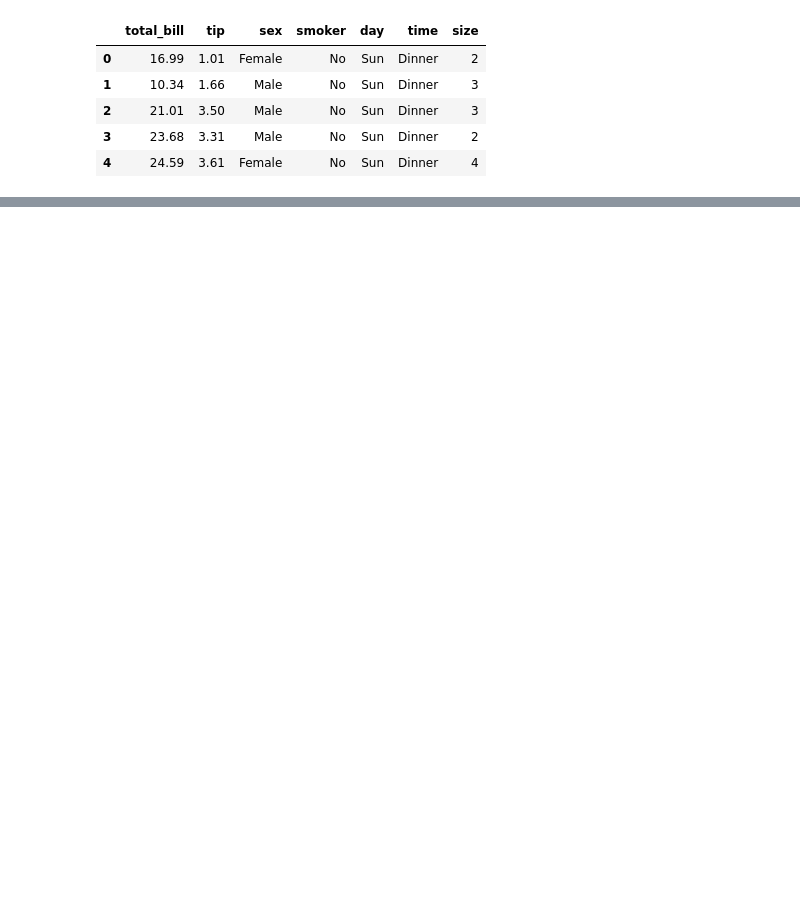
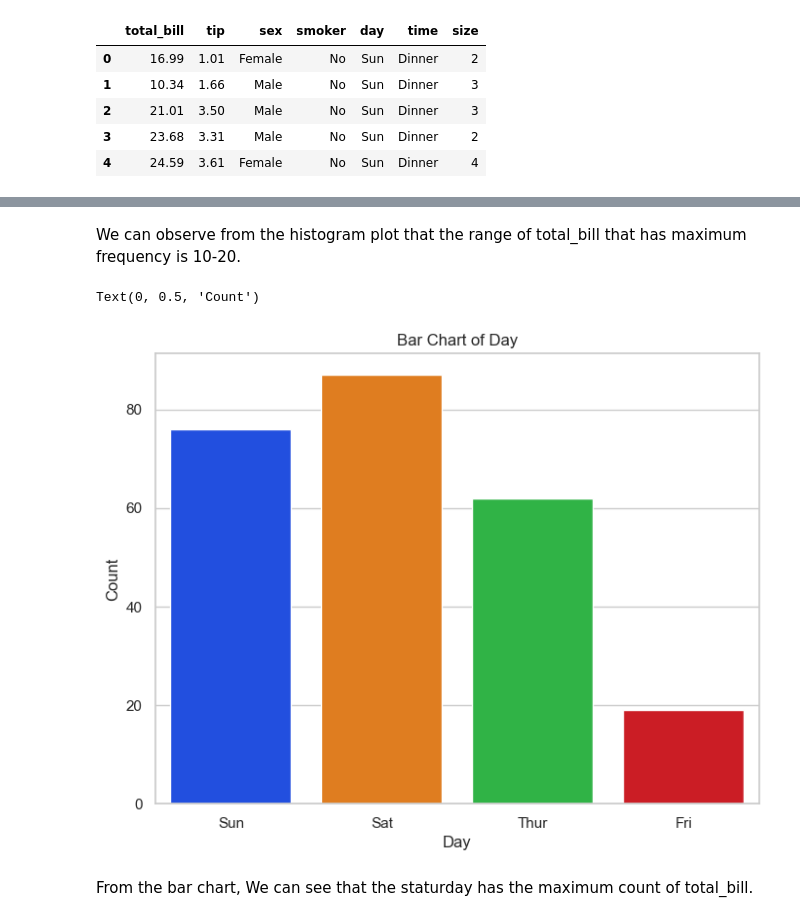
Before and after one commit to Md-Awaf/Big-Data-Analytics, a Jupyter notebook: Assignment 2/Q1a.ipynb, the cells around one changed output, grey strips where cells are left out. Saved outputs shown, nothing was run; the diff lists cells and outputs as text; code cells hidden in the pictures; blank space fills up the shorter version.

```diff
--- a/Assignment 2/Q1a.ipynb
+++ b/Assignment 2/Q1a.ipynb
@@ -15,0 +33,14 @@ data.head()
+# %% [markdown]
+We can observe from the histogram plot that the range of total_bill that has maximum frequency is 10-20.
+# %%
+# Plotting bar chart for day
+plt.figure(figsize=(8, 6))
+sns.countplot(x='day', data=data, palette='bright', hue='day', legend=False)
+plt.title('Bar Chart of Day')
+plt.xlabel('Day')
+plt.ylabel('Count')
+# %% [output]
+Text(0, 0.5, 'Count')
+[figure, added]
+# %% [markdown]
+From the bar chart, We can see that the staturday has the maximum count of total_bill.
```
Also changed, not shown: parts of 4 cells of this notebook.
